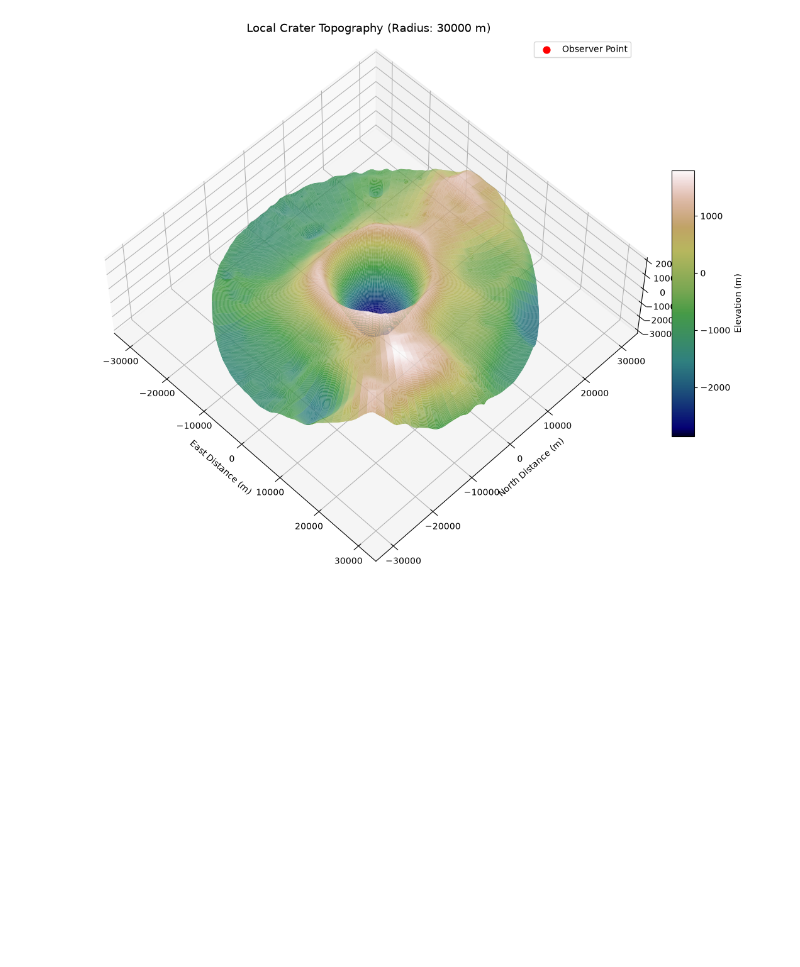
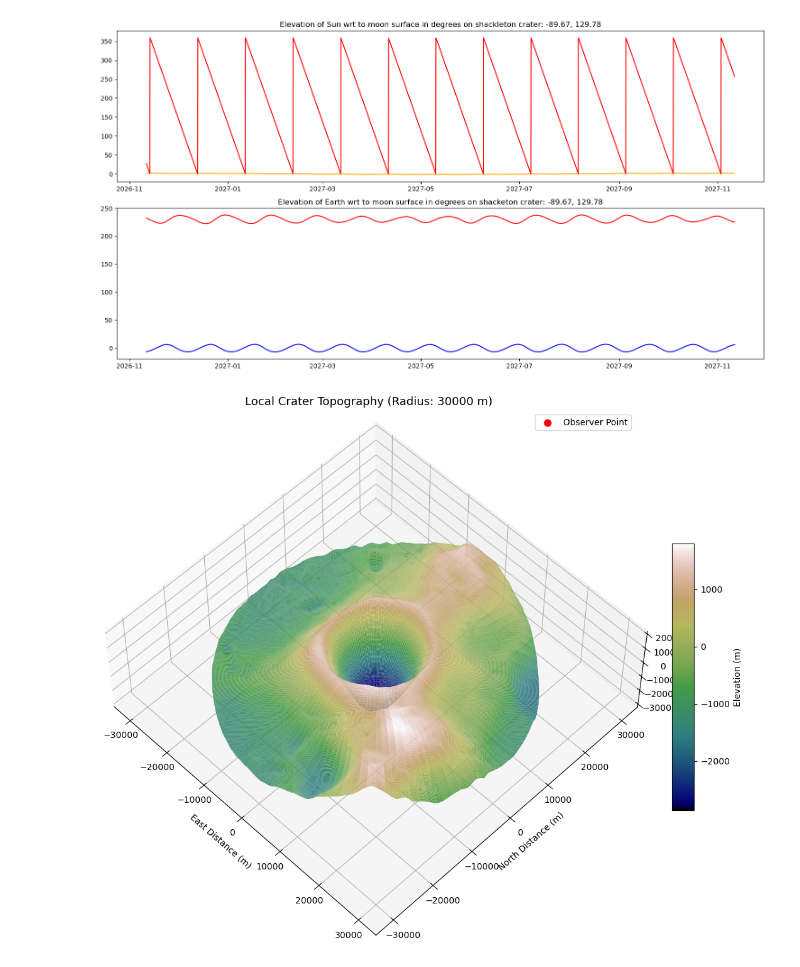
Before and after one commit to Inert-Om/ArtemisOS, a Jupyter notebook: testEngine.ipynb, the cells around one changed output. Drawn from its saved outputs; the diff is of its cells as text; code cells hidden in the pictures; blank space fills up the shorter version.

```diff
--- a/testEngine.ipynb
+++ b/testEngine.ipynb
@@ -44,3 +45,18 @@ plt.show()
+# %%
+fig, axs = plt.subplots(2, 1, figsize = (15, 8))
+
+axs[0].plot(df['datetime_utc'], df['STheta'], color='orange')
+axs[0].plot(df['datetime_utc'], df['SAzimuthal'] % 360, color='red', linestyle='-')
+axs[0].set_title("Elevation of Sun wrt to moon surface in degrees on shackleton crater: {}, {}".format(phi, lamb))
+
+axs[1].plot(df['datetime_utc'], df['ETheta'], color='blue')
+axs[1].plot(df['datetime_utc'], df['EAzimuthal'] % 360, color='red', linestyle='-')
+axs[1].set_title("Elevation of Earth wrt to moon surface in degrees on shacketon crater: {}, {}".format(phi, lamb))
+
+plt.tight_layout()
+plt.show()
+# %% [output]
+[figure, added]
 # %%
 X_east, Y_north, eleveff = get360profile(phi, lamb)
 
```
Also changed, not shown: parts of 4 cells of this notebook, 1 other file.
